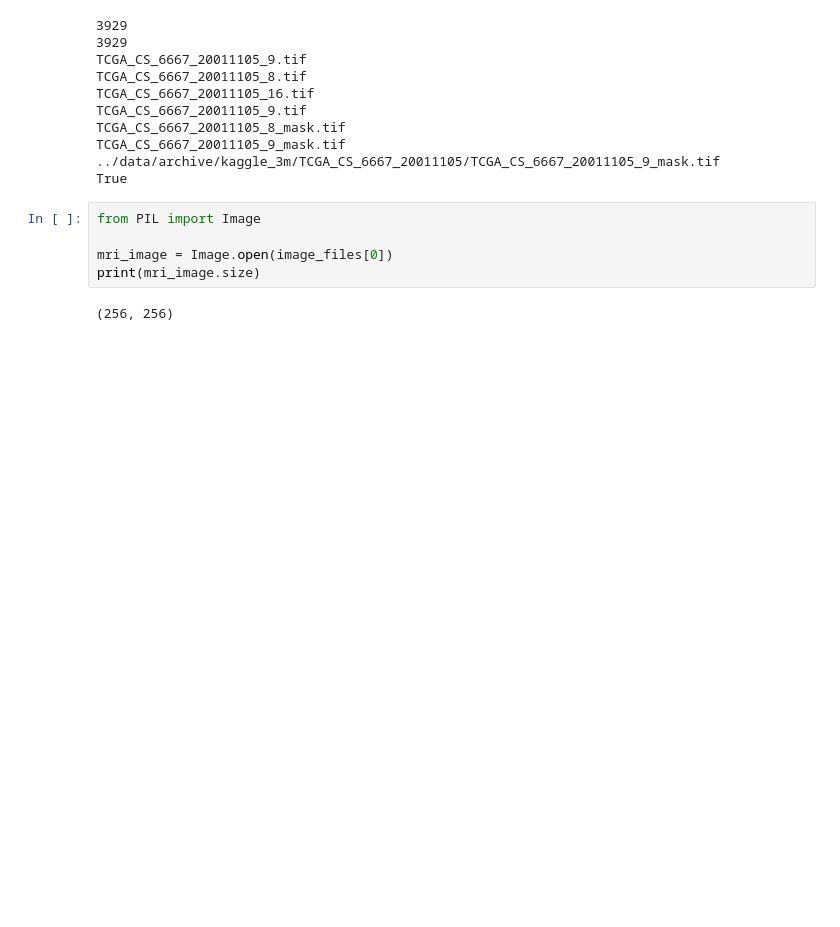
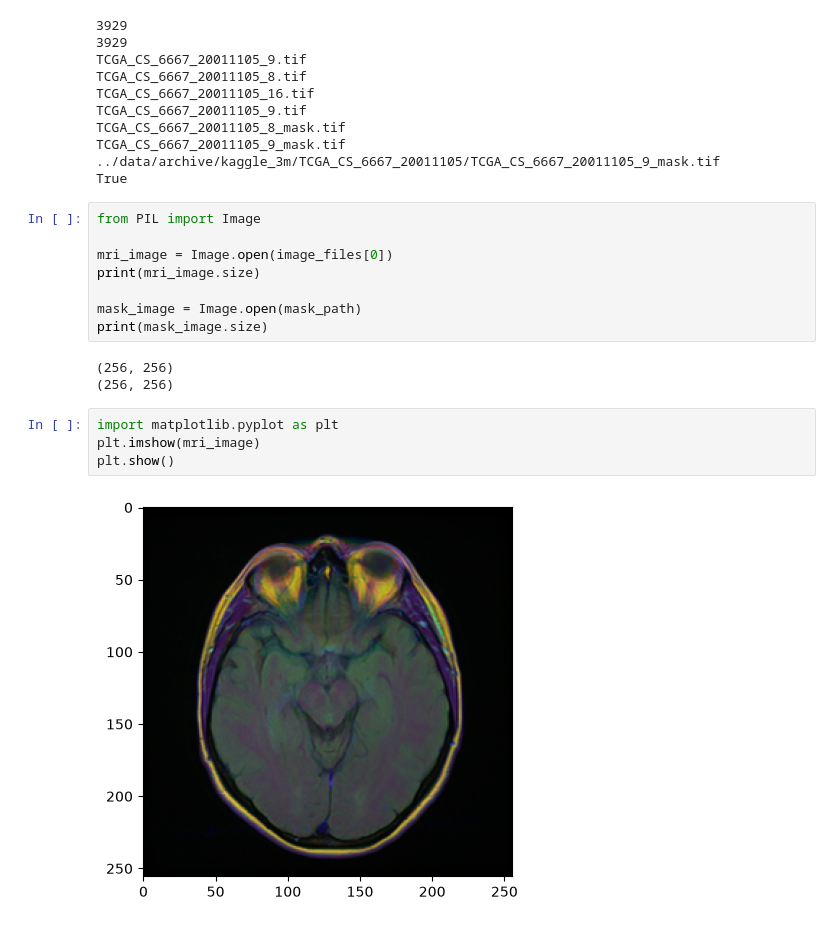
Before and after one commit to m-isik/Brain-MRI-Segmentation-Using-U-Net, a Jupyter notebook: notebooks/01_exploration.ipynb, the cells around one changed output. Drawn from its saved outputs; the diff is of its cells as text; blank space fills up the shorter version.

Commit message:
Load matching mask and display MRI image

```diff
--- a/notebooks/01_exploration.ipynb
+++ b/notebooks/01_exploration.ipynb
@@ -41,5 +41,15 @@ from PIL import Image
 
 mri_image = Image.open(image_files[0])
 print(mri_image.size)
+
+mask_image = Image.open(mask_path)
+print(mask_image.size)
 # %% [output]
 (256, 256)
+(256, 256)
+# %%
+import matplotlib.pyplot as plt
+plt.imshow(mri_image)
+plt.show()
+# %% [output]
+[figure, added]
```
